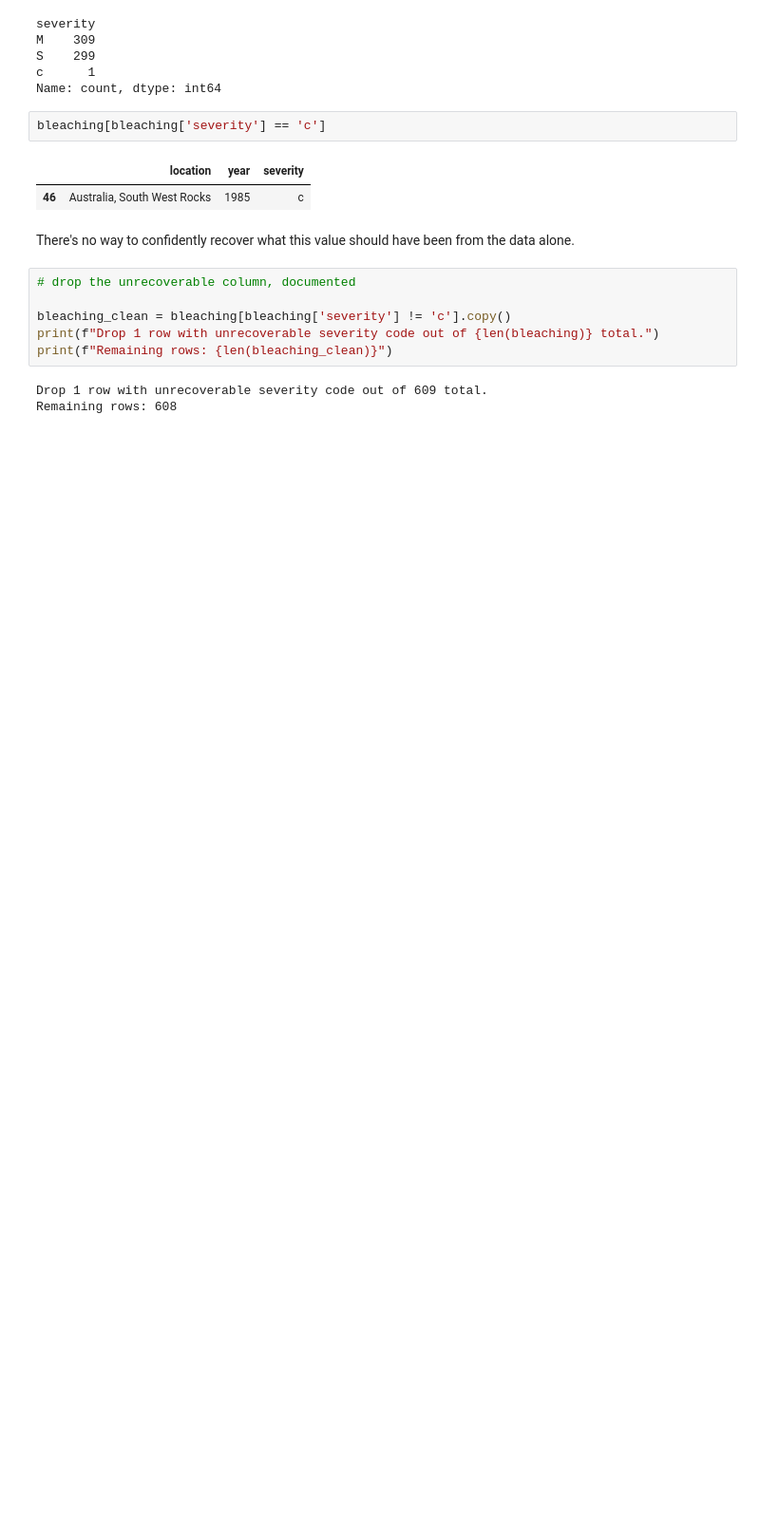
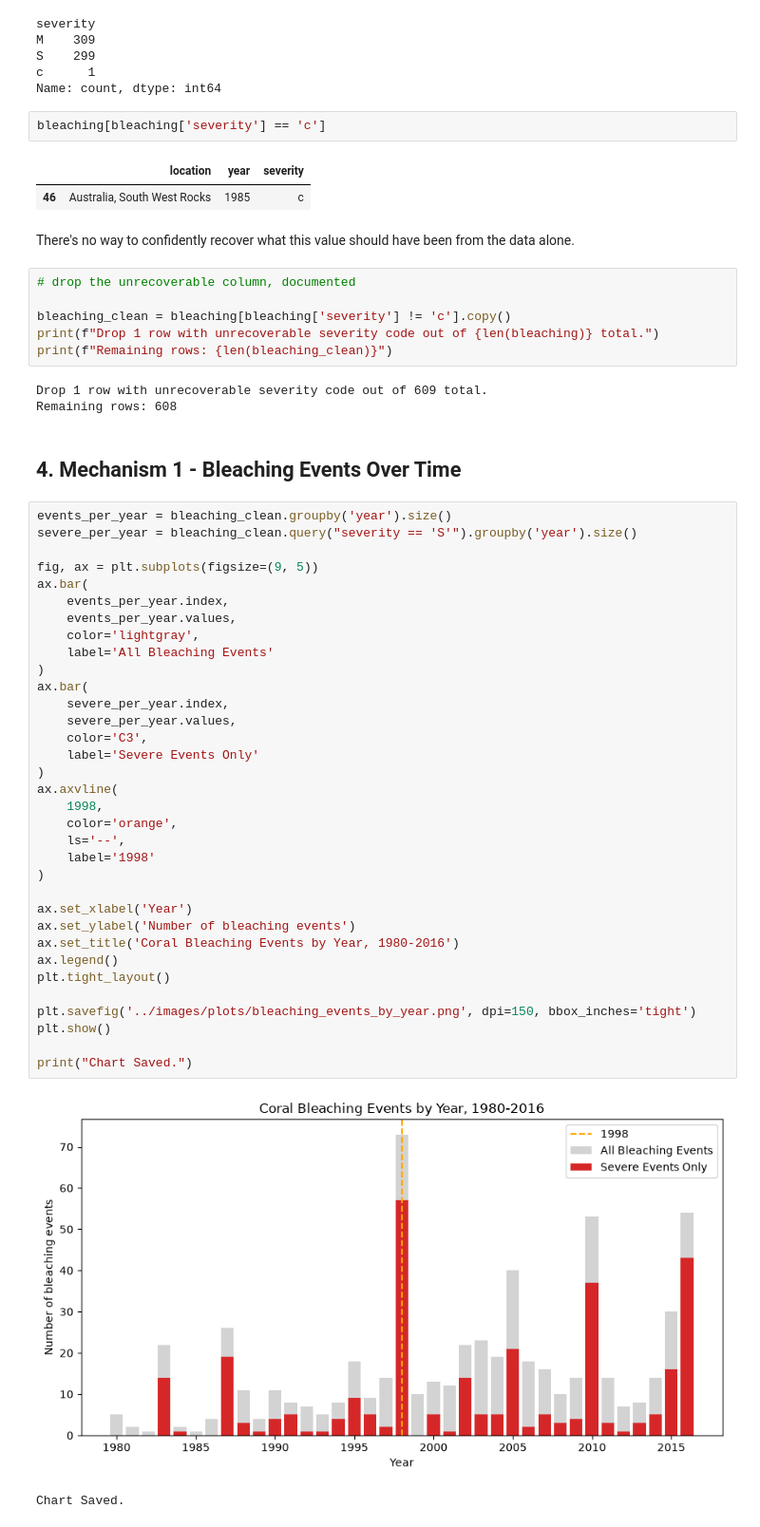
Before and after one commit to dakshita01/data-science-portfolio, a Jupyter notebook: 09-coral-conundrum/notebook/coral_conundrum.ipynb, the cells around one changed output. Shown at 95% size. Cells and saved outputs as stored; diff of their text form; blank space fills up the shorter version.

```diff
--- a/09-coral-conundrum/notebook/coral_conundrum.ipynb
+++ b/09-coral-conundrum/notebook/coral_conundrum.ipynb
@@ -148,3 +148,42 @@ print(f"Remaining rows: {len(bleaching_clean)}")
 # %% [output]
 Drop 1 row with unrecoverable severity code out of 609 total.
 Remaining rows: 608
+# %% [markdown]
+## 4. Mechanism 1 - Bleaching Events Over Time
+# %%
+events_per_year = bleaching_clean.groupby('year').size()
+severe_per_year = bleaching_clean.query("severity == 'S'").groupby('year').size()
+
+fig, ax = plt.subplots(figsize=(9, 5))
+ax.bar(
+    events_per_year.index,
+    events_per_year.values,
+    color='lightgray',
+    label='All Bleaching Events'
+)
+ax.bar(
+    severe_per_year.index,
+    severe_per_year.values,
+    color='C3',
+    label='Severe Events Only'
+)
+ax.axvline(
+    1998,
+    color='orange',
+    ls='--',
+    label='1998'
+)
+
+ax.set_xlabel('Year')
+ax.set_ylabel('Number of bleaching events')
+ax.set_title('Coral Bleaching Events by Year, 1980-2016')
+ax.legend()
+plt.tight_layout()
+
+plt.savefig('../images/plots/bleaching_events_by_year.png', dpi=150, bbox_inches='tight')
+plt.show()
+
+print("Chart Saved.")
+# %% [output]
+[figure, added]
+Chart Saved.
```
Also changed, not shown: parts of 2 cells of this notebook, 2 other files.
